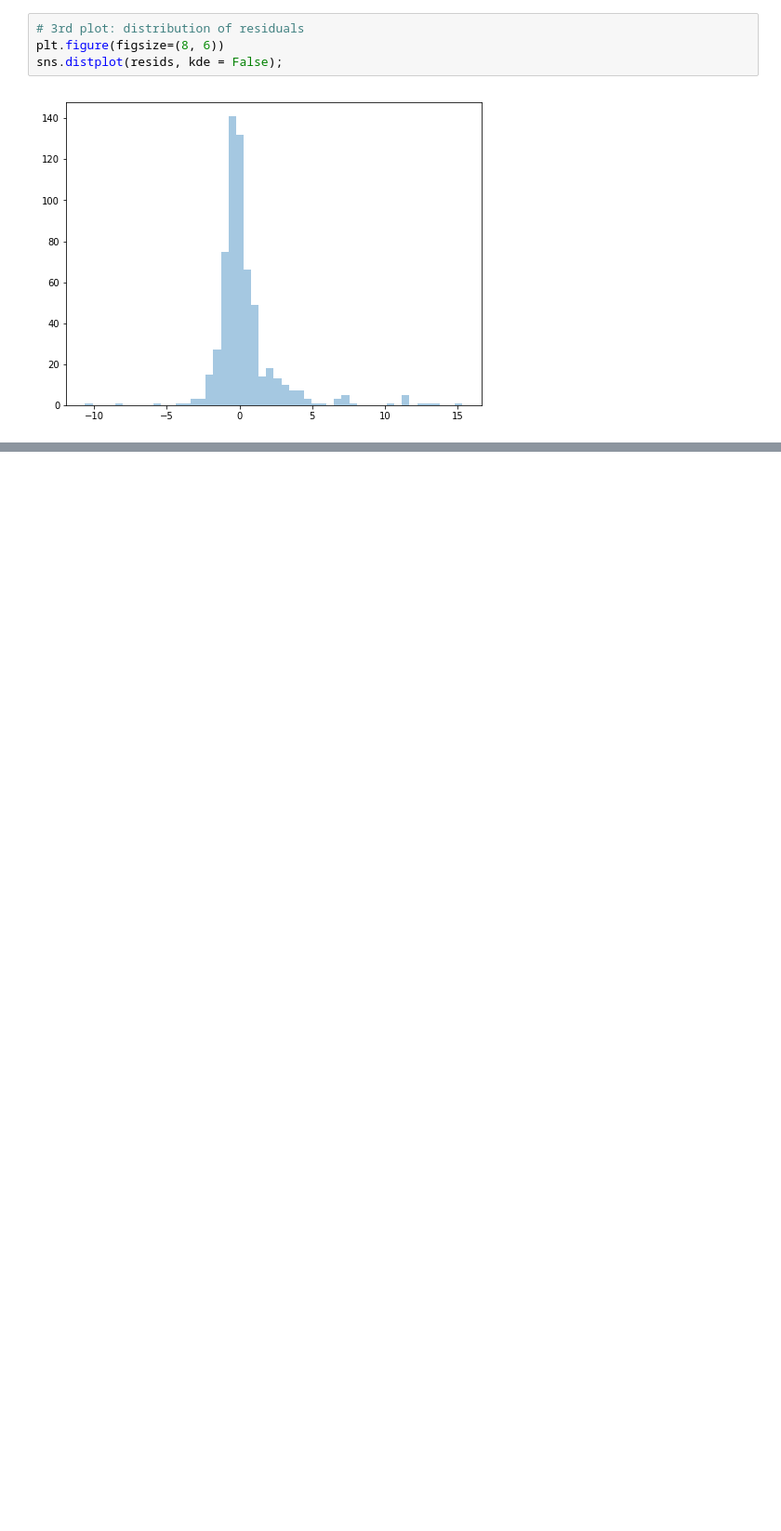
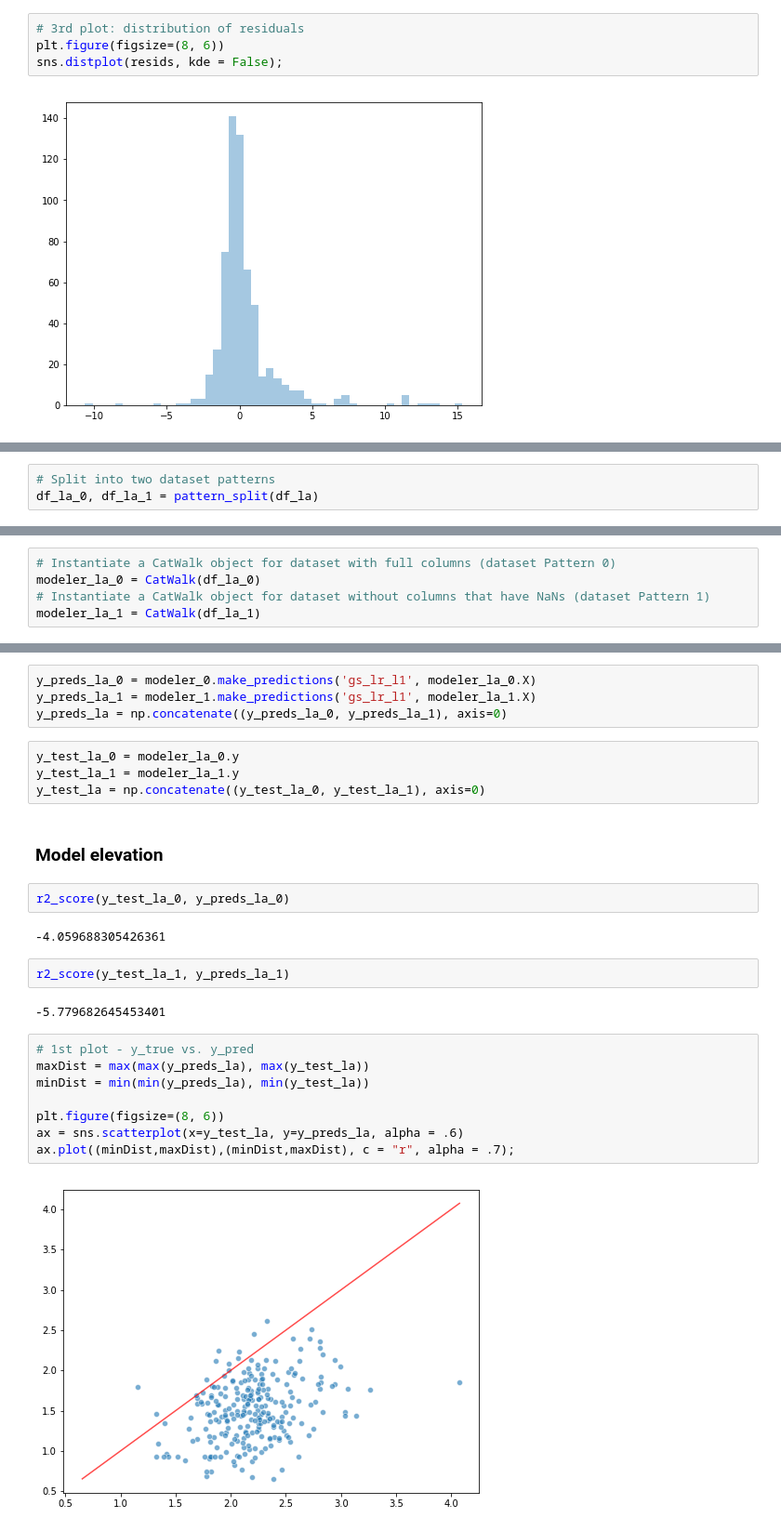
Before and after one commit to FredaXin/capstone, a Jupyter notebook: code/05_03_modeling_phase_3_generalization.ipynb, the cells around one changed output, grey strips where cells are left out. Shown: that part at 93% size. Saved outputs shown, nothing was run; the diff lists cells and outputs as text; blank space fills up the shorter version.

```diff
--- a/code/05_03_modeling_phase_3_generalization.ipynb
+++ b/code/05_03_modeling_phase_3_generalization.ipynb
@@ -751,0 +791,3 @@ sns.distplot(resids, kde = False);
+# %%
+# Split into two dataset patterns
+df_la_0, df_la_1 = pattern_split(df_la)
@@ -751,0 +800,5 @@ sns.distplot(resids, kde = False);
+# %%
+# Instantiate a CatWalk object for dataset with full columns (dataset Pattern 0)
+modeler_la_0 = CatWalk(df_la_0)
+# Instantiate a CatWalk object for dataset without columns that have NaNs (dataset Pattern 1)
+modeler_la_1 = CatWalk(df_la_1)
@@ -751,0 +808,28 @@ sns.distplot(resids, kde = False);
+# %%
+y_preds_la_0 = modeler_0.make_predictions('gs_lr_l1', modeler_la_0.X)
+y_preds_la_1 = modeler_1.make_predictions('gs_lr_l1', modeler_la_1.X)
+y_preds_la = np.concatenate((y_preds_la_0, y_preds_la_1), axis=0)
+# %%
+y_test_la_0 = modeler_la_0.y
+y_test_la_1 = modeler_la_1.y
+y_test_la = np.concatenate((y_test_la_0, y_test_la_1), axis=0)
+# %% [markdown]
+### Model elevation
+# %%
+r2_score(y_test_la_0, y_preds_la_0)
+# %% [output]
+-4.059688305426361
+# %%
+r2_score(y_test_la_1, y_preds_la_1)
+# %% [output]
+-5.779682645453401
+# %%
+# 1st plot - y_true vs. y_pred
+maxDist = max(max(y_preds_la), max(y_test_la))
+minDist = min(min(y_preds_la), min(y_test_la))
+
+plt.figure(figsize=(8, 6))
+ax = sns.scatterplot(x=y_test_la, y=y_preds_la, alpha = .6)
+ax.plot((minDist,maxDist),(minDist,maxDist), c = "r", alpha = .7);
+# %% [output]
+[figure, added]
```
Also changed, not shown: parts of 36 cells of this notebook.
